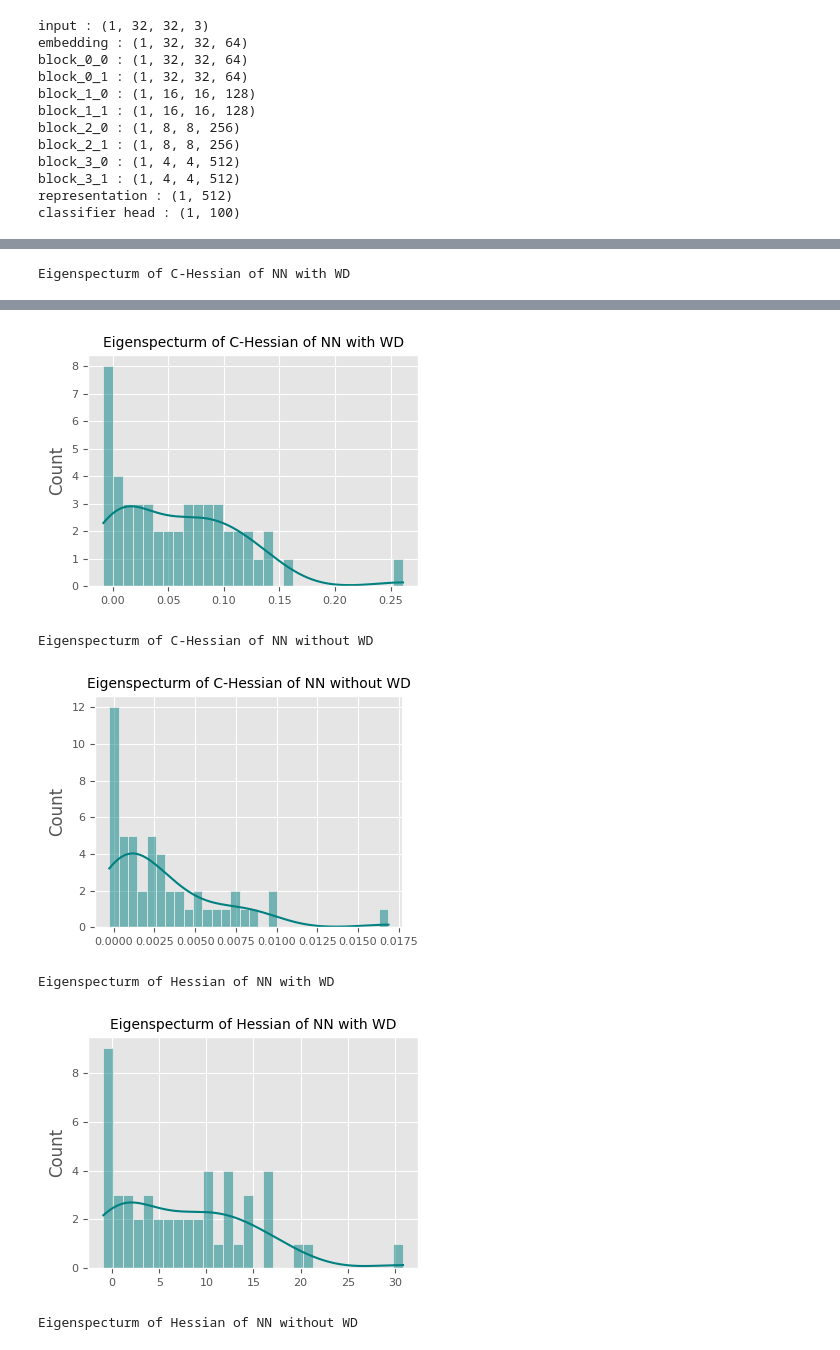
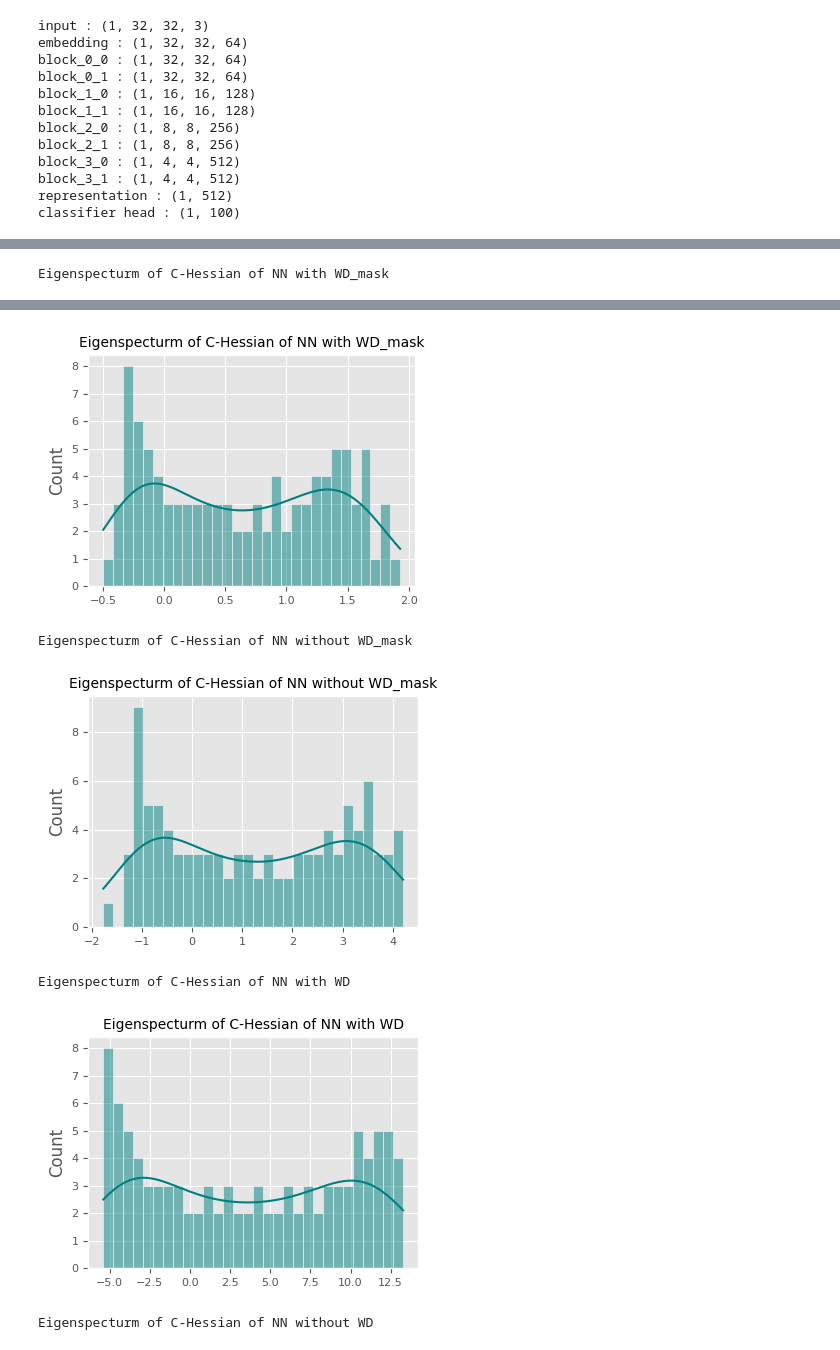
Before and after one commit to sungyubkim/hands_on_jax, a Jupyter notebook: 4_loss_landscapes/4_2_comparing_models.ipynb, the cells around one changed output, grey strips where cells are left out. Drawn from its saved outputs; the diff is of its cells as text; code cells hidden in the pictures.

```diff
--- a/4_loss_landscapes/4_2_comparing_models.ipynb
+++ b/4_loss_landscapes/4_2_comparing_models.ipynb
@@ -155,11 +157,12 @@ for filter_normalized in [True, False]:
 
         with_wd = 'with' if wd else 'without'
         with_fn = 'with' if filter_normalized else 'without'
+        max_loss = 20.0 if filter_normalized else None
         title = f'Loss landscape of NN {with_wd} WD {with_fn} filter normalization'
         print(title)
 
         trainer = trainer_with_wd if wd else trainer_without_wd
-        loss_landscape_visualization(trainer, train_dataset, filter_normalized=filter_normalized, title=title)
+        loss_landscape_visualization(trainer, train_dataset, filter_normalized=filter_normalized, max_loss=max_loss, title=title)
 # %% [output]
 Loss landscape of NN with WD with filter normalization
 [figure]
@@ -186,6 +187,6 @@ for use_connect in [True, False]:
         print(title)
 
         trainer = trainer_with_wd if wd else trainer_without_wd
-        visualize_eigenspectrum(trainer, train_dataset, use_batch=True, use_connect=use_connect, title=title, num_iter=50)
+        visualize_eigenspectrum(trainer, train_dataset, use_connect=use_connect, title=title, num_iter=100)
 # %% [output]
-Eigenspecturm of C-Hessian of NN with WD
+Eigenspecturm of C-Hessian of NN with WD_mask
@@ -196,6 +197,6 @@ Eigenspecturm of C-Hessian of NN with WD
-[figure, old version]
+[figure, new version]
-Eigenspecturm of C-Hessian of NN without WD
+Eigenspecturm of C-Hessian of NN without WD_mask
-[figure, old version]
+[figure, new version]
-Eigenspecturm of Hessian of NN with WD
+Eigenspecturm of C-Hessian of NN with WD
-[figure, old version]
+[figure, new version]
-Eigenspecturm of Hessian of NN without WD
+Eigenspecturm of C-Hessian of NN without WD
```
Also changed, not shown: parts of 3 cells of this notebook, 5 other files.
